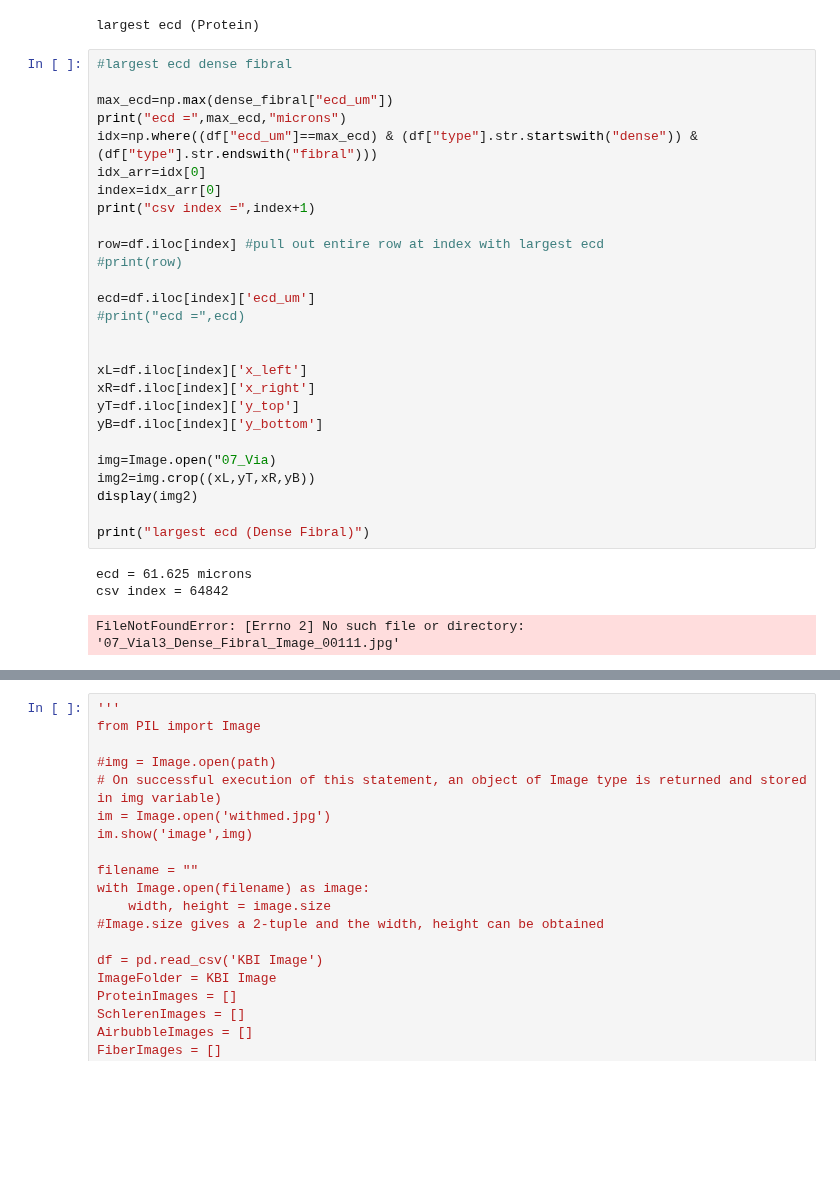
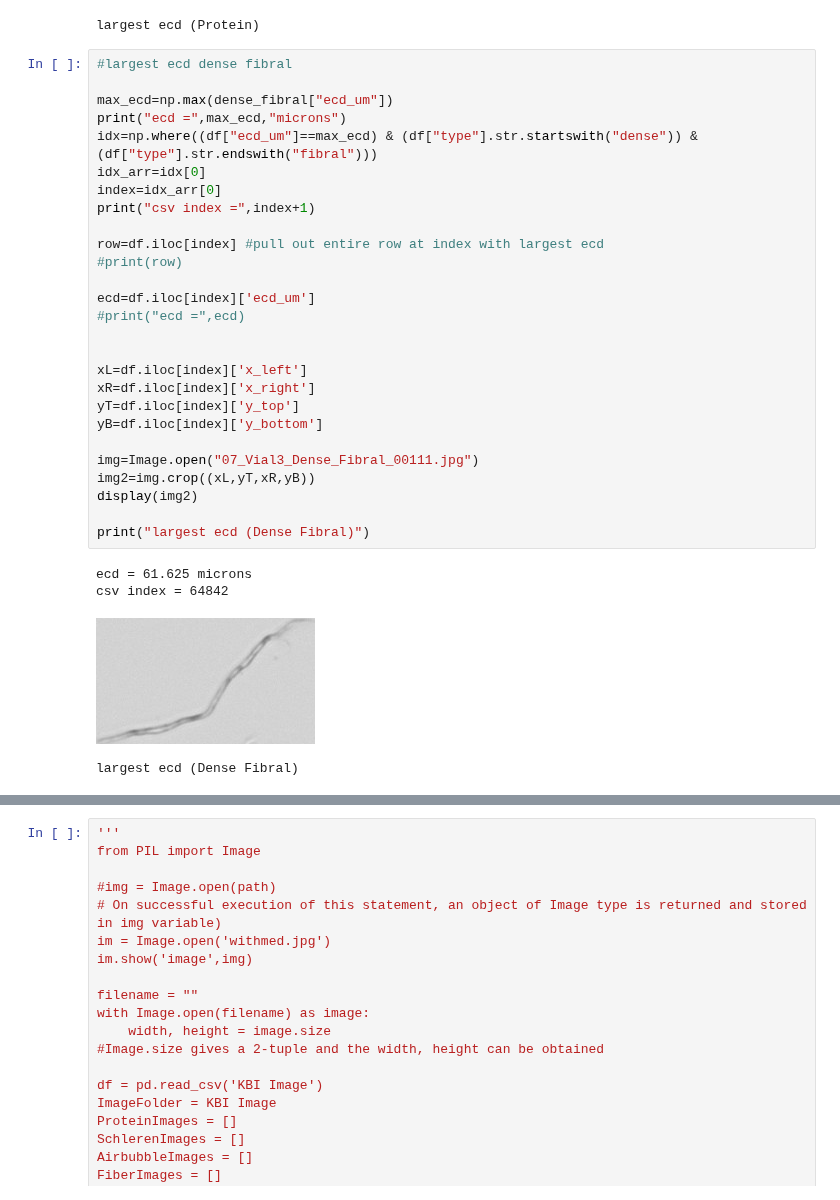
Before and after one commit to Scottholman33/KBI, a Jupyter notebook: KBI_Python_Start.ipynb, the cells around one changed output, grey strips where cells are left out. Cells and saved outputs as stored; diff of their text form; blank space fills up the shorter version.

```diff
--- a/KBI_Python_Start.ipynb
+++ b/KBI_Python_Start.ipynb
@@ -408,31 +408,32 @@ largest ecd (Protein)
 # %%
 #largest ecd dense fibral
 
 max_ecd=np.max(dense_fibral["ecd_um"])
 print("ecd =",max_ecd,"microns")
 idx=np.where((df["ecd_um"]==max_ecd) & (df["type"].str.startswith("dense")) & (df["type"].str.endswith("fibral")))
 idx_arr=idx[0]
 index=idx_arr[0]
 print("csv index =",index+1)
 
 row=df.iloc[index] #pull out entire row at index with largest ecd
 #print(row)
 
 ecd=df.iloc[index]['ecd_um']
 #print("ecd =",ecd)
 
 
 xL=df.iloc[index]['x_left']
 xR=df.iloc[index]['x_right']
 yT=df.iloc[index]['y_top']
 yB=df.iloc[index]['y_bottom']
 
-img=Image.open("07_Via)
+img=Image.open("07_Vial3_Dense_Fibral_00111.jpg")
 img2=img.crop((xL,yT,xR,yB))
 display(img2)
 
 print("largest ecd (Dense Fibral)")
 # %% [output]
 ecd = 61.625 microns
 csv index = 64842
+[figure, added]
-FileNotFoundError: [Errno 2] No such file or directory: '07_Vial3_Dense_Fibral_Image_00111.jpg'
+largest ecd (Dense Fibral)
```
Also changed, not shown: parts of 1 cell of this notebook.
